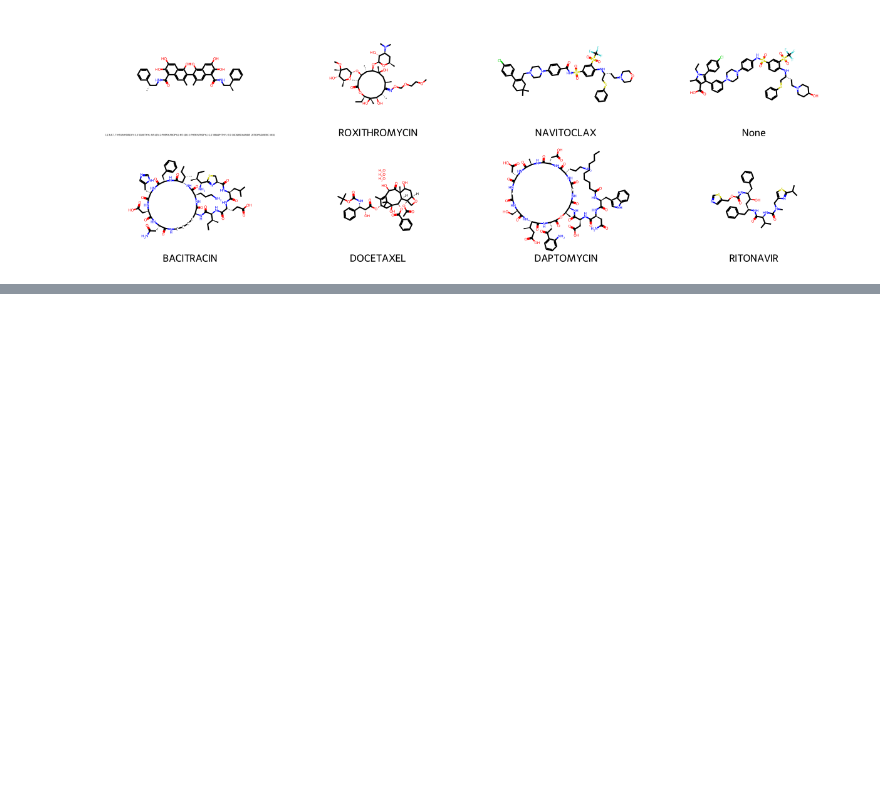
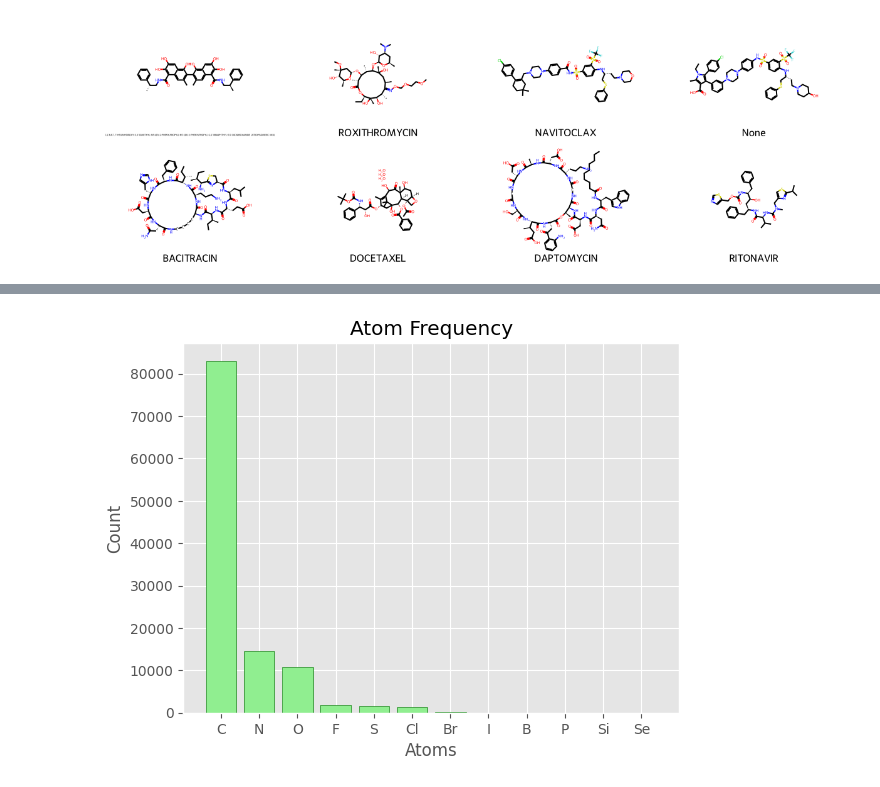
Before and after one commit to DaniloGrujic/organic-compound-lipophilicity, a Jupyter notebook: 1_Data_analysis.ipynb, the cells around one changed output, grey strips where cells are left out. Saved outputs shown, nothing was run; the diff lists cells and outputs as text; code cells hidden in the pictures; blank space fills up the shorter version.

Commit message:
Added frequency of atoms.

```diff
--- a/1_Data_analysis.ipynb
+++ b/1_Data_analysis.ipynb
@@ -140,0 +166,9 @@ img
+# %%
+unique_atoms = {}
+for mol in df_final['mol']:
+    for atom in mol.GetAtoms():
+        atom_symbol = atom.GetSymbol()
+        if atom_symbol not in unique_atoms:
+            unique_atoms[atom_symbol] = 1
+        else:
+            unique_atoms[atom_symbol] += 1
@@ -140,0 +190,9 @@ img
+# %%
+atom_freq = pd.DataFrame(unique_atoms.items(), columns=['Atom', 'Count']).sort_values('Count', ascending=False)
+plt.bar(x=atom_freq['Atom'], height=atom_freq['Count'], color='lightgreen', edgecolor='forestgreen')
+plt.title('Atom Frequency')
+plt.xlabel('Atoms')
+plt.ylabel('Count')
+plt.show()
+# %% [output]
+[figure, added]
```
Also changed, not shown: parts of 8 cells of this notebook.
